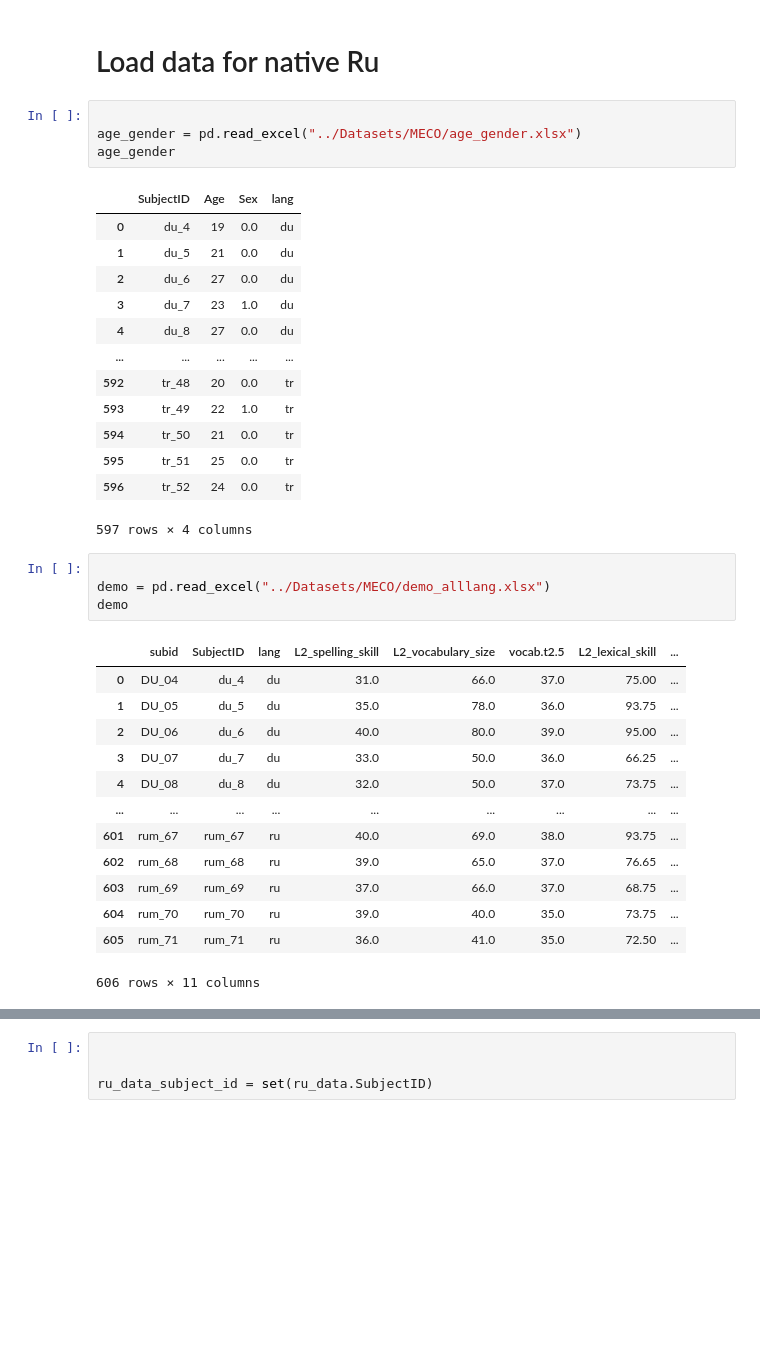
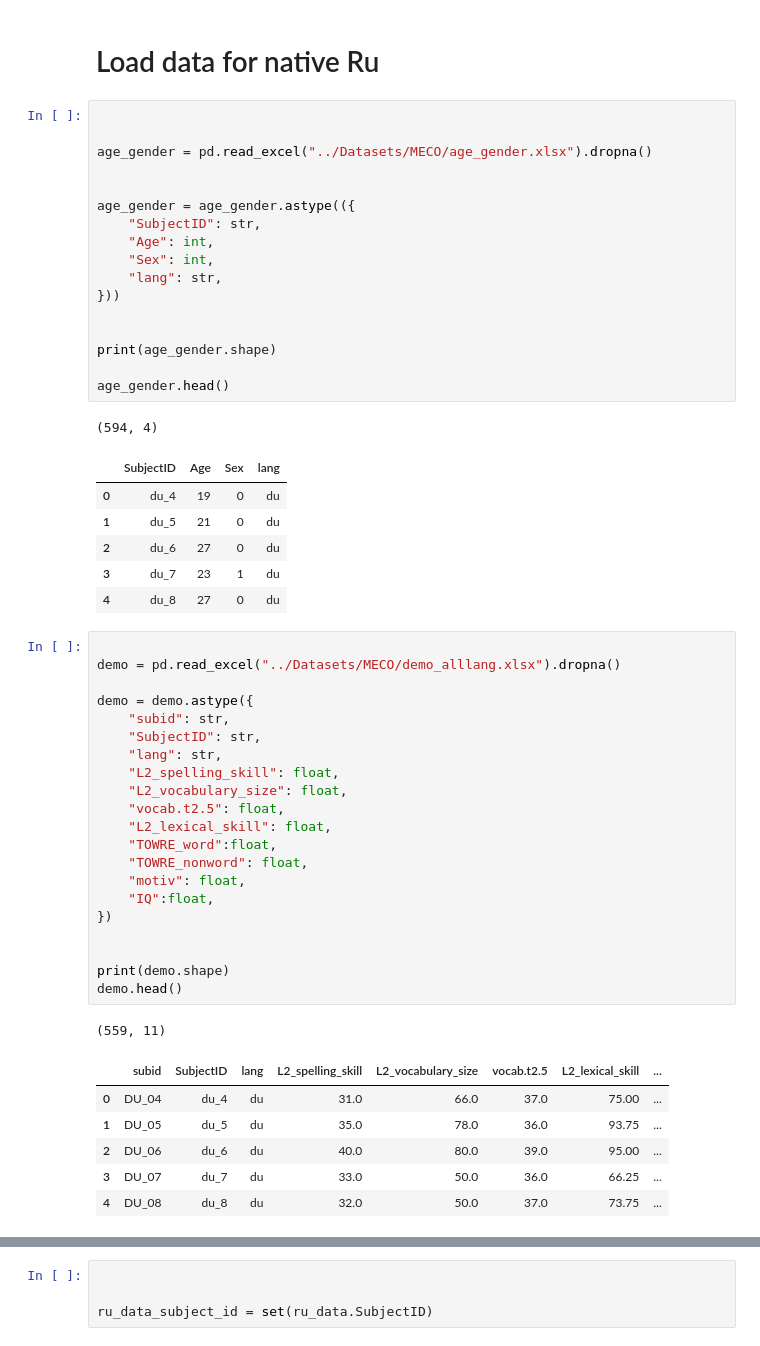
Before and after one commit to mvkairov/meco, a Jupyter notebook: Notebooks/a01_data_warmup.ipynb, the cells around one changed output, grey strips where cells are left out. Drawn from its saved outputs; the diff is of its cells as text; blank space fills up the shorter version.

Commit message:
load, dropna, intersect, concat demo and age_sex

```diff
--- a/Notebooks/a01_data_warmup.ipynb
+++ b/Notebooks/a01_data_warmup.ipynb
@@ -42,37 +43,55 @@ TOWRE_nonword Lower=0, Upper=63
 # Load data for native Ru
 # %%
 
-age_gender = pd.read_excel("../Datasets/MECO/age_gender.xlsx")
-age_gender
+
+age_gender = pd.read_excel("../Datasets/MECO/age_gender.xlsx").dropna()
+
+
+age_gender = age_gender.astype(({
+    "SubjectID": str,
+    "Age": int,
+    "Sex": int,
+    "lang": str,
+}))
+
+
+print(age_gender.shape)
+
+age_gender.head()
 # %% [output]
+(594, 4)
 |  | SubjectID | Age | Sex | lang |
-| 0 | du_4 | 19 | 0.0 | du |
-| 1 | du_5 | 21 | 0.0 | du |
-| 2 | du_6 | 27 | 0.0 | du |
-| 3 | du_7 | 23 | 1.0 | du |
-| 4 | du_8 | 27 | 0.0 | du |
-| ... | ... | ... | ... | ... |
-| 592 | tr_48 | 20 | 0.0 | tr |
-| 593 | tr_49 | 22 | 1.0 | tr |
-| 594 | tr_50 | 21 | 0.0 | tr |
-| 595 | tr_51 | 25 | 0.0 | tr |
-| 596 | tr_52 | 24 | 0.0 | tr |
+| 0 | du_4 | 19 | 0 | du |
+| 1 | du_5 | 21 | 0 | du |
+| 2 | du_6 | 27 | 0 | du |
+| 3 | du_7 | 23 | 1 | du |
+| 4 | du_8 | 27 | 0 | du |
-597 rows × 4 columns
 # %%
 
-demo = pd.read_excel("../Datasets/MECO/demo_alllang.xlsx")
-demo
+demo = pd.read_excel("../Datasets/MECO/demo_alllang.xlsx").dropna()
+
+demo = demo.astype({
+    "subid": str,
+    "SubjectID": str,
+    "lang": str,
+    "L2_spelling_skill": float,
+    "L2_vocabulary_size": float,
+    "vocab.t2.5": float,
+    "L2_lexical_skill": float,
+    "TOWRE_word":float,
+    "TOWRE_nonword": float,
+    "motiv": float,
+    "IQ":float,
+})
+
+
+print(demo.shape)
+demo.head()
 # %% [output]
+(559, 11)
 |  | subid | SubjectID | lang | L2_spelling_skill | L2_vocabulary_size | vocab.t2.5 | L2_lexical_skill | ... |
 | 0 | DU_04 | du_4 | du | 31.0 | 66.0 | 37.0 | 75.00 | ... |
 | 1 | DU_05 | du_5 | du | 35.0 | 78.0 | 36.0 | 93.75 | ... |
 | 2 | DU_06 | du_6 | du | 40.0 | 80.0 | 39.0 | 95.00 | ... |
 | 3 | DU_07 | du_7 | du | 33.0 | 50.0 | 36.0 | 66.25 | ... |
 | 4 | DU_08 | du_8 | du | 32.0 | 50.0 | 37.0 | 73.75 | ... |
-| ... | ... | ... | ... | ... | ... | ... | ... | ... |
-| 601 | rum_67 | rum_67 | ru | 40.0 | 69.0 | 38.0 | 93.75 | ... |
-| 602 | rum_68 | rum_68 | ru | 39.0 | 65.0 | 37.0 | 76.65 | ... |
-| 603 | rum_69 | rum_69 | ru | 37.0 | 66.0 | 37.0 | 68.75 | ... |
-| 604 | rum_70 | rum_70 | ru | 39.0 | 40.0 | 35.0 | 73.75 | ... |
-| 605 | rum_71 | rum_71 | ru | 36.0 | 41.0 | 35.0 | 72.50 | ... |
-606 rows × 11 columns
```
Also changed, not shown: parts of 33 cells of this notebook.
